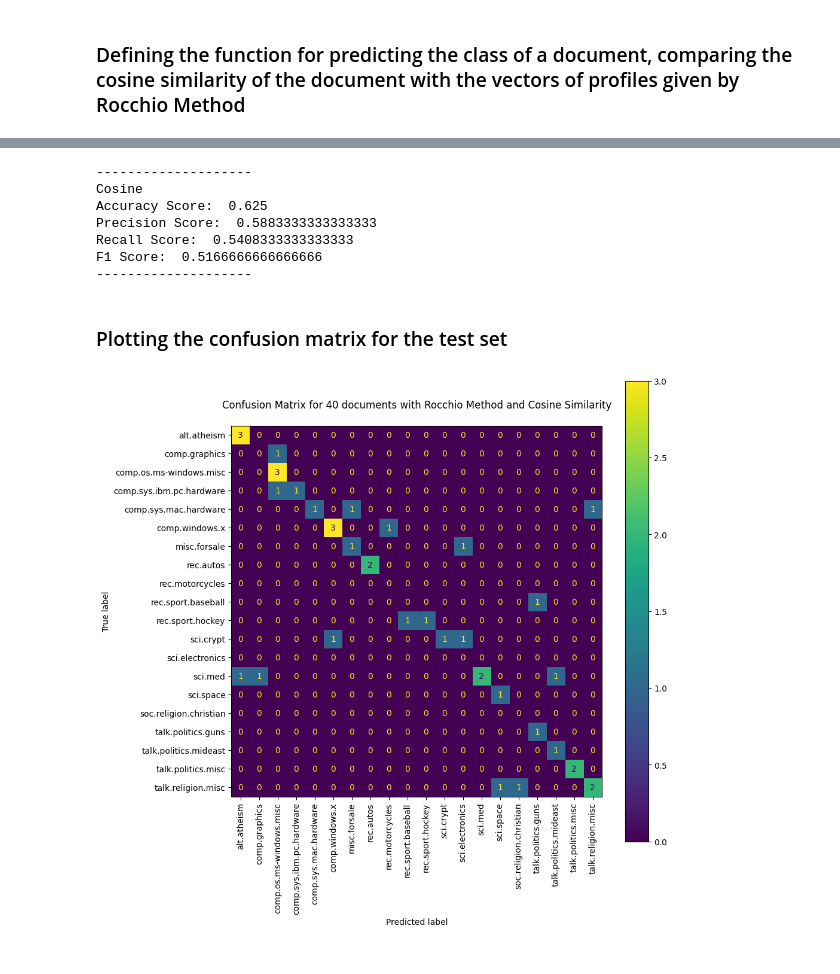
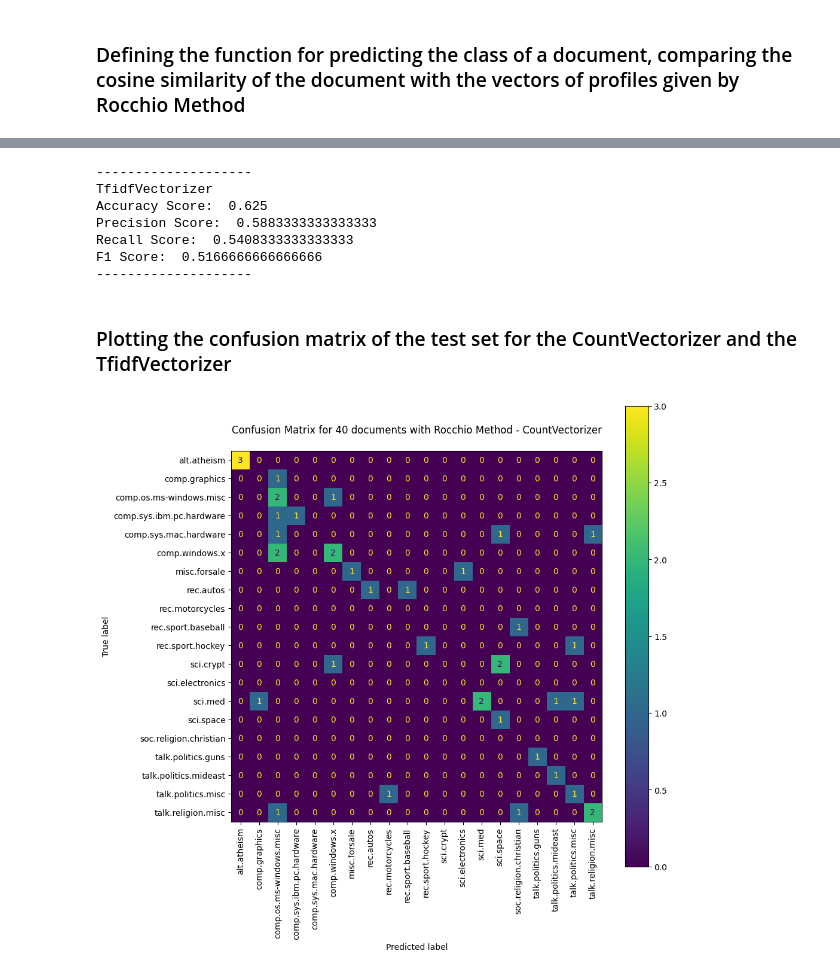
Before and after one commit to lorenzobotto/esercizi-tln, a Jupyter notebook: ex4/exercise_4.ipynb, the cells around one changed output, grey strips where cells are left out. Saved outputs shown, nothing was run; the diff lists cells and outputs as text; code cells hidden in the pictures.

```diff
--- a/ex4/exercise_4.ipynb
+++ b/ex4/exercise_4.ipynb
@@ -34,7 +34,7 @@ for filenames in os.listdir(directory):
 ### Creating the FVM with CountVectorizer
 # %%
 vectorizer = CountVectorizer(stop_words='english')
-vectors_dataset = vectorizer.fit_transform(list_of_vectors)
+vectors_dataset_count = vectorizer.fit_transform(list_of_vectors)
 
 vectorizer = TfidfVectorizer(stop_words='english')
 vectors_dataset_tfidf = vectorizer.fit_transform(list_of_vectors)
@@ -68,8 +68,8 @@ def rocchio_method(train: list, target: list, num_class: int, beta: int, gamma:
 # %% [markdown]
 ### Defining the function for predicting the class of a document, comparing the cosine similarity of the document with the vectors of profiles given by Rocchio Method
 # %%
-def predict_rocchio(profiles: list, test: list, misure: str) -> list:
-    prediction = []
+def predict_rocchio(profiles: list, test: list) -> list:
+    predictions = []
 
     for x in test:
         best_similarity = 100000
@@ -79,6 +79,6 @@ def predict_rocchio(profiles: list, test: list, misure: str) -> list:
             if(similarity < best_similarity):
                 best_similarity = similarity
                 best_vector = index
-        prediction.append(best_vector)
-    return prediction
+        predictions.append(best_vector)
+    return predictions
 # %% [markdown]
@@ -85,0 +86,15 @@ def predict_rocchio(profiles: list, test: list, misure: str) -> list:
+# %%
+# CountVectorizer
+
+X_train, X_test, y_train, y_test = train_test_split(vectors_dataset_count.toarray(), target, test_size=0.1, random_state=42)
+profiles = rocchio_method(X_train, y_train, len(target_names), 16, 8)
+predictions_count = predict_rocchio(profiles, X_test)
+
+# I calculate the accuracy, f1, precision and recall score for a single fold
+print("--------------------")
+print("CountVectorizer")
+print("Accuracy Score: ", accuracy_score(y_test, predictions_count))
+print("Precision Score: ", precision_score(y_test, predictions_count, average='macro'))
+print("Recall Score: ", recall_score(y_test, predictions_count, average='macro'))
+print("F1 Score: ", f1_score(y_test, predictions_count, average='macro'))
+print("--------------------")
@@ -86,31 +109,35 @@ def predict_rocchio(profiles: list, test: list, misure: str) -> list:
 # %%
+# TfidfVectorizer
+
 X_train, X_test, y_train, y_test = train_test_split(vectors_dataset_tfidf.toarray(), target, test_size=0.1, random_state=42)
 profiles = rocchio_method(X_train, y_train, len(target_names), 16, 8)
-predict_value_cosine = predict_rocchio(profiles, X_test, misure="cosine")
+predictions_tfidf = predict_rocchio(profiles, X_test)
+
+# I calculate the accuracy, f1, precision and recall score for a single fold
+print("--------------------")
+print("TfidfVectorizer")
+print("Accuracy Score: ", accuracy_score(y_test, predictions_tfidf))
+print("Precision Score: ", precision_score(y_test, predictions_tfidf, average='macro'))
+print("Recall Score: ", recall_score(y_test, predictions_tfidf, average='macro'))
+print("F1 Score: ", f1_score(y_test, predictions_tfidf, average='macro'))
+print("--------------------")
+# %% [output]
+--------------------
+TfidfVectorizer
+Accuracy Score:  0.625
+Precision Score:  0.5883333333333333
+Recall Score:  0.5408333333333333
+F1 Score:  0.5166666666666666
+--------------------
-# %%
-# I calculate the accuracy, f1, precision and recall score for a single fold
-print("--------------------")
-print("Cosine")
-print("Accuracy Score: ", accuracy_score(y_test, predict_value_cosine))
-print("Precision Score: ", precision_score(y_test, predict_value_cosine, average='macro'))
-print("Recall Score: ", recall_score(y_test, predict_value_cosine, average='macro'))
-print("F1 Score: ", f1_score(y_test, predict_value_cosine, average='macro'))
-print("--------------------")
-# %% [output]
---------------------
-Cosine
-Accuracy Score:  0.625
-Precision Score:  0.5883333333333333
-Recall Score:  0.5408333333333333
-F1 Score:  0.5166666666666666
---------------------
 # %% [markdown]
-### Plotting the confusion matrix for the test set
+### Plotting the confusion matrix of the test set for the CountVectorizer and the TfidfVectorizer
 # %%
+# CountVectorizer Confusion Matrix
+
 fig, ax = plt.subplots(figsize=(10, 10))
-ConfusionMatrixDisplay.from_predictions(y_test, predict_value_cosine, ax=ax, labels=[x for x in range(20)], display_labels=target_names, xticks_rotation='vertical')
+ConfusionMatrixDisplay.from_predictions(y_test, predictions_count, ax=ax, labels=[x for x in range(20)], display_labels=target_names, xticks_rotation='vertical')
 _ = ax.set_title(
-    f"Confusion Matrix for {len(y_test)} documents with Rocchio Method and Cosine Similarity\n"
+    f"Confusion Matrix for {len(y_test)} documents with Rocchio Method - CountVectorizer\n"
 )
 # %% [output]
-[figure, old version]
+[figure, new version]
```
Also changed, not shown: parts of 6 cells of this notebook.
